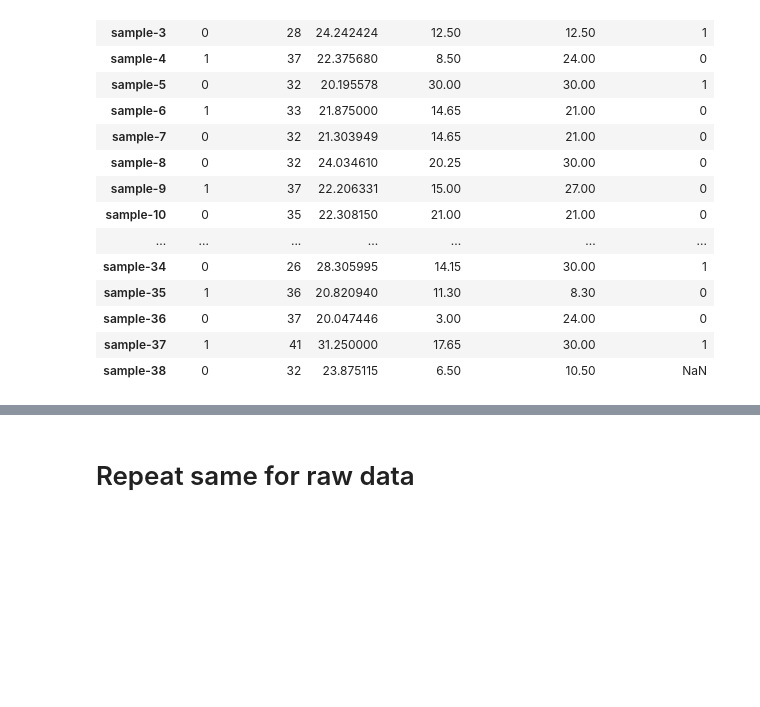
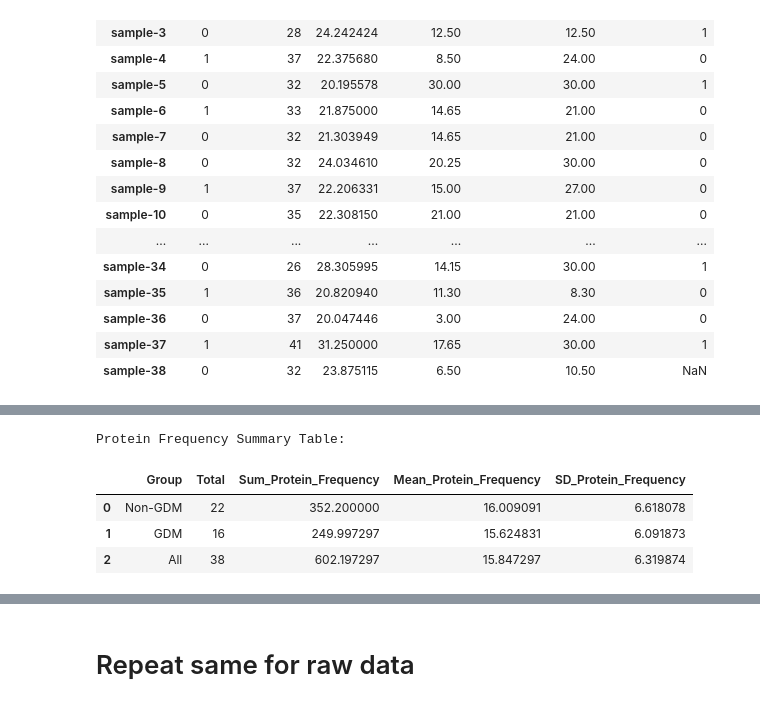
Before and after one commit to aishwaryasalvi777/End-to-End-Metabolomics-Biomarker-Modeling-Pipeline, a Jupyter notebook: src/scripts/08_ML_modeling copy.ipynb, the cells around one changed output, grey strips where cells are left out. Cells and saved outputs as stored; diff of their text form; code cells hidden in the pictures; blank space fills up the shorter version.

```diff
--- a/src/scripts/08_ML_modeling copy.ipynb
+++ b/src/scripts/08_ML_modeling copy.ipynb
@@ -330,0 +376,21 @@ cov_matrix.head(38)
+# %%
+# BMI summary table for Non-GDM, GDM, and All samples
+bmi_series = pd.to_numeric(cov_matrix['bmi'], errors='coerce')
+gdm_series = cov_matrix['GDM'].astype(str)
+
+bmi_rows = []
+for group_name, group_values in [
+    ('Non-GDM', bmi_series[gdm_series.isin(['0', '0.0'])]),
+    ('GDM', bmi_series[gdm_series.isin(['1', '1.0'])]),
+    ('All', bmi_series),
+]:
+    bmi_rows.append({
+        'Group': group_name,
+        'Total': int(group_values.notna().sum()),
+        'Mean_BMI': group_values.mean(),
+        'SD_BMI': group_values.std(),
+    })
+
+bmi_summary = pd.DataFrame(bmi_rows)
+print('BMI Summary Table:')
+display(bmi_summary)
@@ -330,0 +403,28 @@ cov_matrix.head(38)
+# %%
+# Protein frequency summary table for Non-GDM, GDM, and All samples
+protein_series = pd.to_numeric(cov_matrix['diet_protein'], errors='coerce')
+gdm_series = cov_matrix['GDM'].astype(str)
+
+protein_rows = []
+for group_name, group_values in [
+    ('Non-GDM', protein_series[gdm_series.isin(['0', '0.0'])]),
+    ('GDM', protein_series[gdm_series.isin(['1', '1.0'])]),
+    ('All', protein_series),
+]:
+    protein_rows.append({
+        'Group': group_name,
+        'Total': int(group_values.notna().sum()),
+        'Sum_Protein_Frequency': group_values.sum(),
+        'Mean_Protein_Frequency': group_values.mean(),
+        'SD_Protein_Frequency': group_values.std(),
+    })
+
+protein_summary = pd.DataFrame(protein_rows)
+print('Protein Frequency Summary Table:')
+display(protein_summary)
+# %% [output]
+Protein Frequency Summary Table:
+|  | Group | Total | Sum_Protein_Frequency | Mean_Protein_Frequency | SD_Protein_Frequency |
+| 0 | Non-GDM | 22 | 352.200000 | 16.009091 | 6.618078 |
+| 1 | GDM | 16 | 249.997297 | 15.624831 | 6.091873 |
+| 2 | All | 38 | 602.197297 | 15.847297 | 6.319874 |
```
Also changed, not shown: parts of 8 cells of this notebook.
